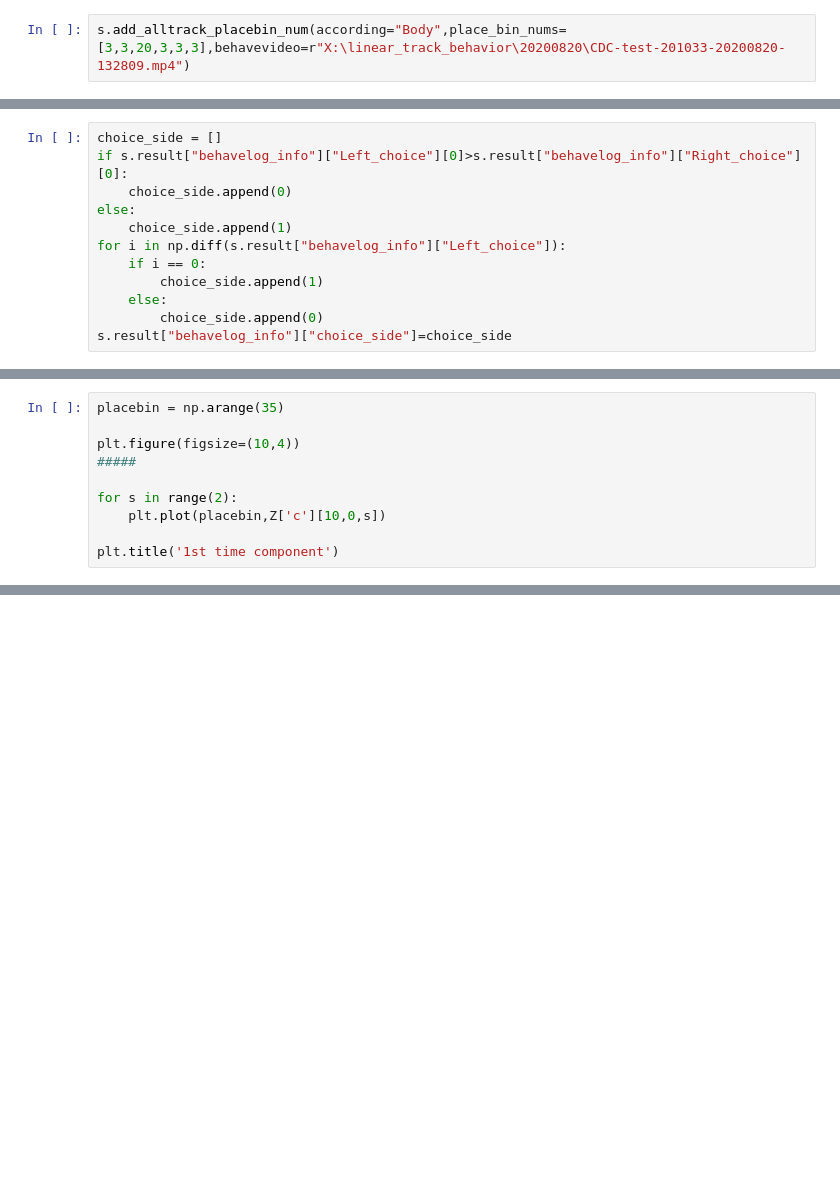
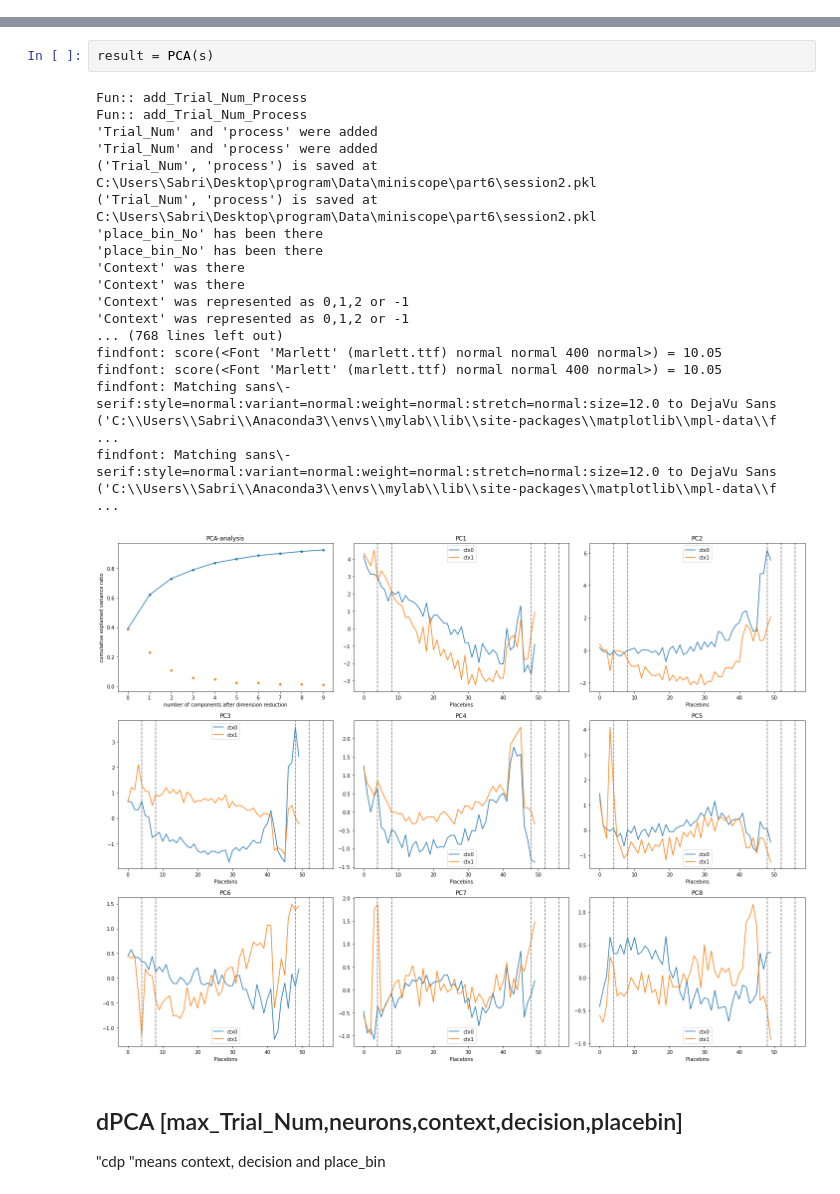
Before and after one commit to SabriQ/g_mylab, a Jupyter notebook: developing/dPCA-master/python/dPCA-try.ipynb, the cells around one changed output, grey strips where cells are left out. Saved outputs shown, nothing was run; the diff lists cells and outputs as text; blank space fills up the shorter version.

```diff
--- a/developing/dPCA-master/python/dPCA-try.ipynb
+++ b/developing/dPCA-master/python/dPCA-try.ipynb
@@ -24,2 +25,0 @@ s.result["S_dff"].shape
-# %%
-s.add_alltrack_placebin_num(according="Body",place_bin_nums=[3,3,20,3,3,3],behavevideo=r"X:\linear_track_behavior\20200820\CDC-test-201033-20200820-132809.mp4")
@@ -29,12 +25,0 @@ s.add_alltrack_placebin_num(according="Body",place_bin_nums=[3,3,20,3,3,3],behav
-# %%
-choice_side = []
-if s.result["behavelog_info"]["Left_choice"][0]>s.result["behavelog_info"]["Right_choice"][0]:
-    choice_side.append(0)
-else:
-    choice_side.append(1)
-for i in np.diff(s.result["behavelog_info"]["Left_choice"]):
-    if i == 0:
-        choice_side.append(1)
-    else:
-        choice_side.append(0)
-s.result["behavelog_info"]["choice_side"]=choice_side
@@ -133,10 +25,0 @@ Z['c'].shape
-# %%
-placebin = np.arange(35)
-
-plt.figure(figsize=(10,4))
-#####
-
-for s in range(2):
-    plt.plot(placebin,Z['c'][10,0,s])
-
-plt.title('1st time component')
@@ -164,0 +33,24 @@ except:
+# %%
+result = PCA(s)
+# %% [output]
+Fun:: add_Trial_Num_Process
+Fun:: add_Trial_Num_Process
+'Trial_Num' and 'process' were added
+'Trial_Num' and 'process' were added
+('Trial_Num', 'process') is saved at C:\Users\Sabri\Desktop\program\Data\miniscope\part6\session2.pkl
+('Trial_Num', 'process') is saved at C:\Users\Sabri\Desktop\program\Data\miniscope\part6\session2.pkl
+'place_bin_No' has been there
+'place_bin_No' has been there
+'Context' was there
+'Context' was there
+'Context' was represented as 0,1,2 or -1
+'Context' was represented as 0,1,2 or -1
+... (768 lines left out)
+findfont: score(<Font 'Marlett' (marlett.ttf) normal normal 400 normal>) = 10.05
+findfont: score(<Font 'Marlett' (marlett.ttf) normal normal 400 normal>) = 10.05
+findfont: Matching sans\-serif:style=normal:variant=normal:weight=normal:stretch=normal:size=12.0 to DejaVu Sans ('C:\\Users\\Sabri\\Anaconda3\\envs\\mylab\\lib\\site-packages\\matplotlib\\mpl-data\\f ...
+findfont: Matching sans\-serif:style=normal:variant=normal:weight=normal:stretch=normal:size=12.0 to DejaVu Sans ('C:\\Users\\Sabri\\Anaconda3\\envs\\mylab\\lib\\site-packages\\matplotlib\\mpl-data\\f ...
+[figure, added]
+# %% [markdown]
+## dPCA [max_Trial_Num,neurons,context,decision,placebin]
+"cdp "means context, decision and place_bin
```
Also changed, not shown: parts of 25 cells of this notebook, 4 other files.
